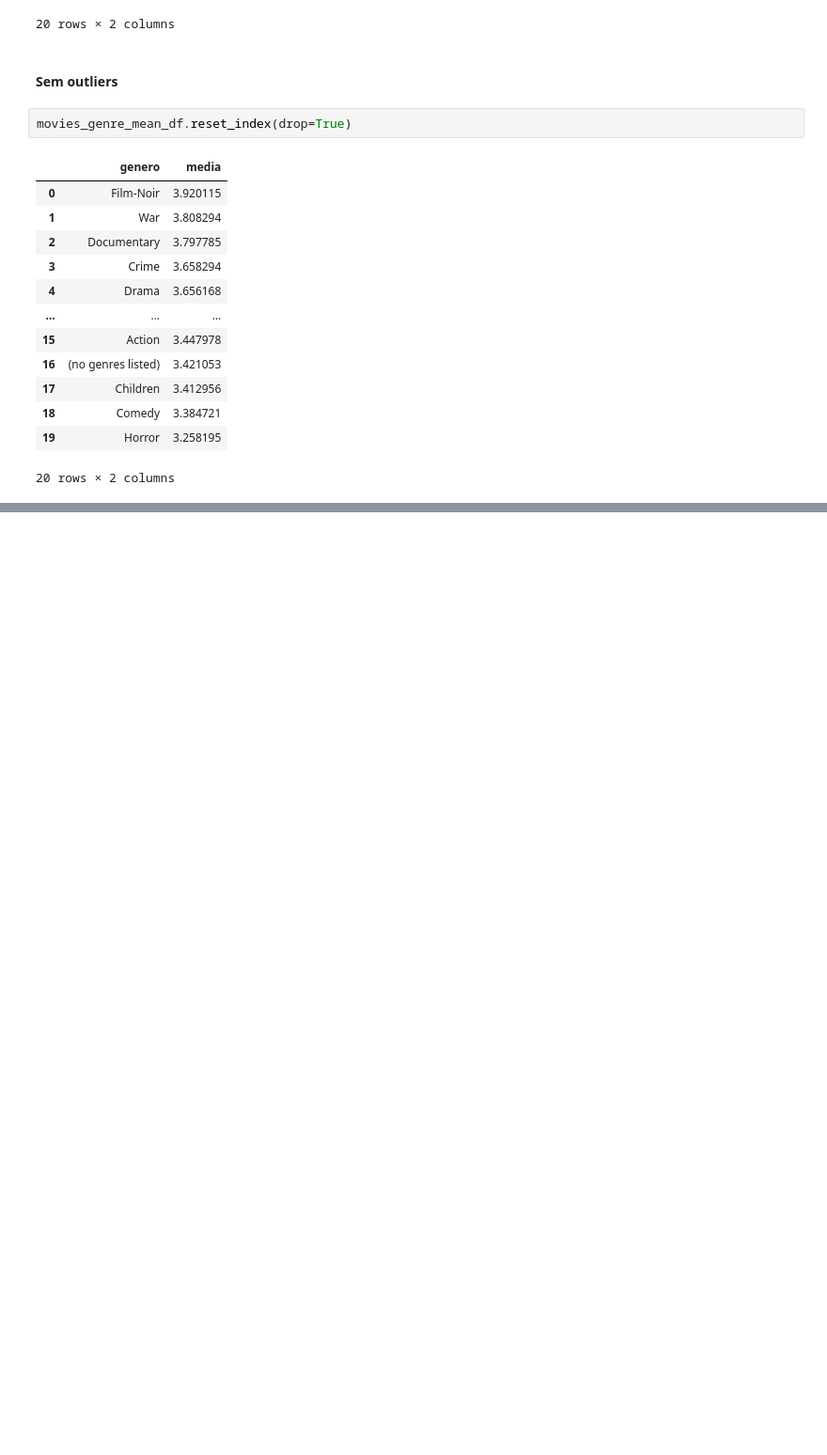
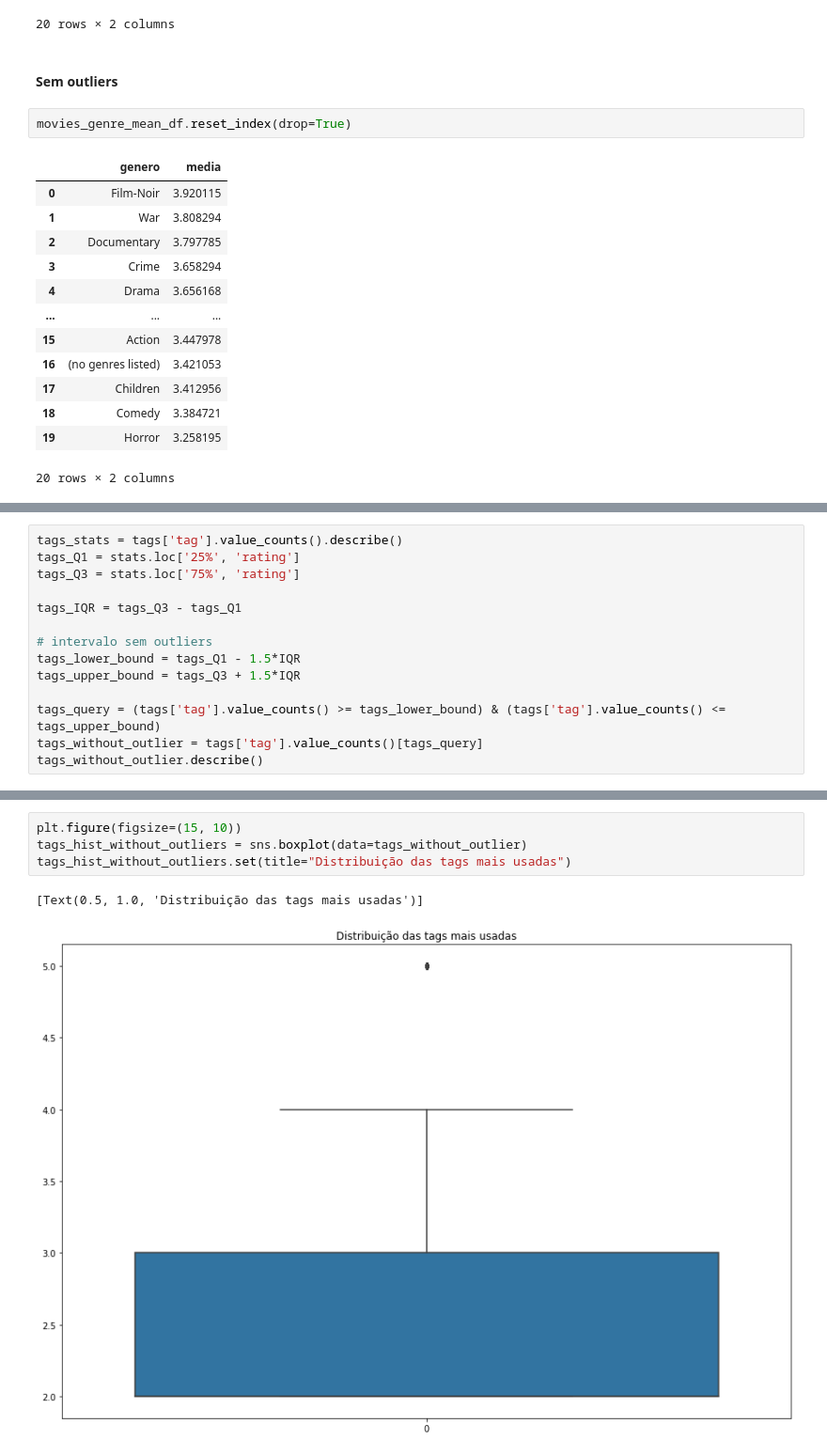
Before and after one commit to ehcp10/D1AED-Atividade1, a Jupyter notebook: Atividade.ipynb, the cells around one changed output, grey strips where cells are left out. Shown: that part at 94% size. Cells and saved outputs as stored; diff of their text form; blank space fills up the shorter version.

```diff
--- a/Atividade.ipynb
+++ b/Atividade.ipynb
@@ -485,0 +526,14 @@ movies_genre_mean_df.reset_index(drop=True)
+# %%
+tags_stats = tags['tag'].value_counts().describe()
+tags_Q1 = stats.loc['25%', 'rating']
+tags_Q3 = stats.loc['75%', 'rating']
+
+tags_IQR = tags_Q3 - tags_Q1
+
+# intervalo sem outliers
+tags_lower_bound = tags_Q1 - 1.5*IQR
+tags_upper_bound = tags_Q3 + 1.5*IQR
+
+tags_query = (tags['tag'].value_counts() >= tags_lower_bound) & (tags['tag'].value_counts() <= tags_upper_bound)
+tags_without_outlier = tags['tag'].value_counts()[tags_query]
+tags_without_outlier.describe()
@@ -485,0 +550,7 @@ movies_genre_mean_df.reset_index(drop=True)
+# %%
+plt.figure(figsize=(15, 10))
+tags_hist_without_outliers = sns.boxplot(data=tags_without_outlier)
+tags_hist_without_outliers.set(title="Distribuição das tags mais usadas")
+# %% [output]
+[Text(0.5, 1.0, 'Distribuição das tags mais usadas')]
+[figure, added]
```
Also changed, not shown: parts of 16 cells of this notebook.
